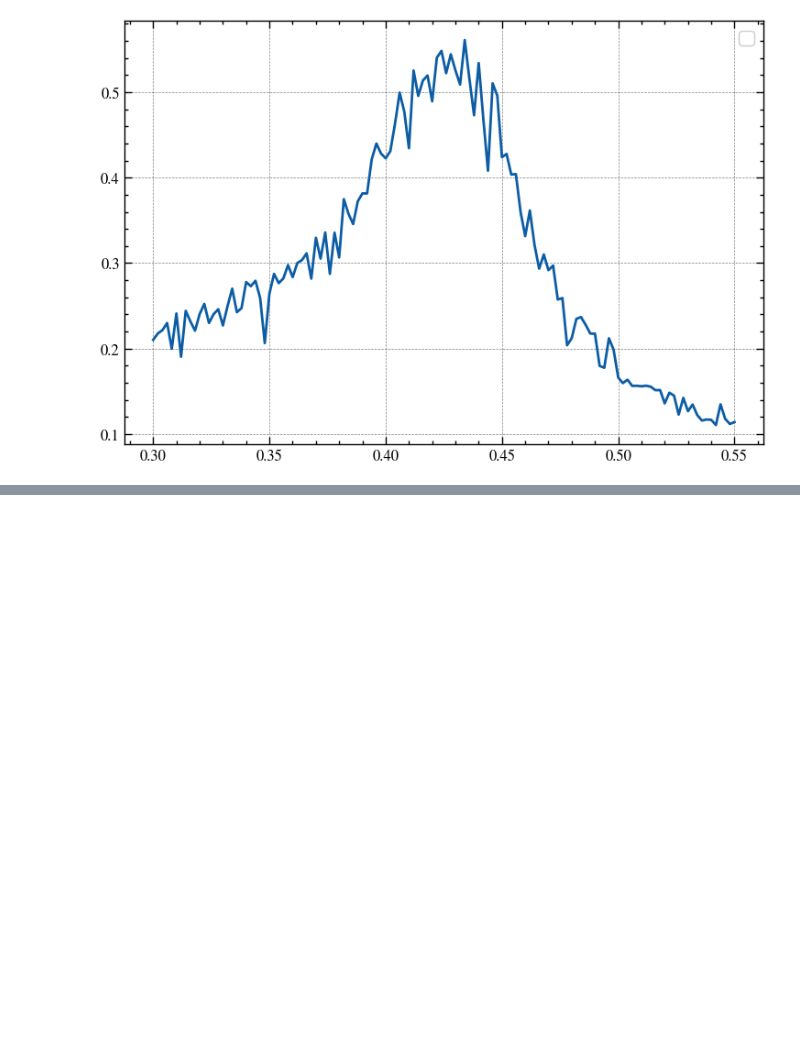
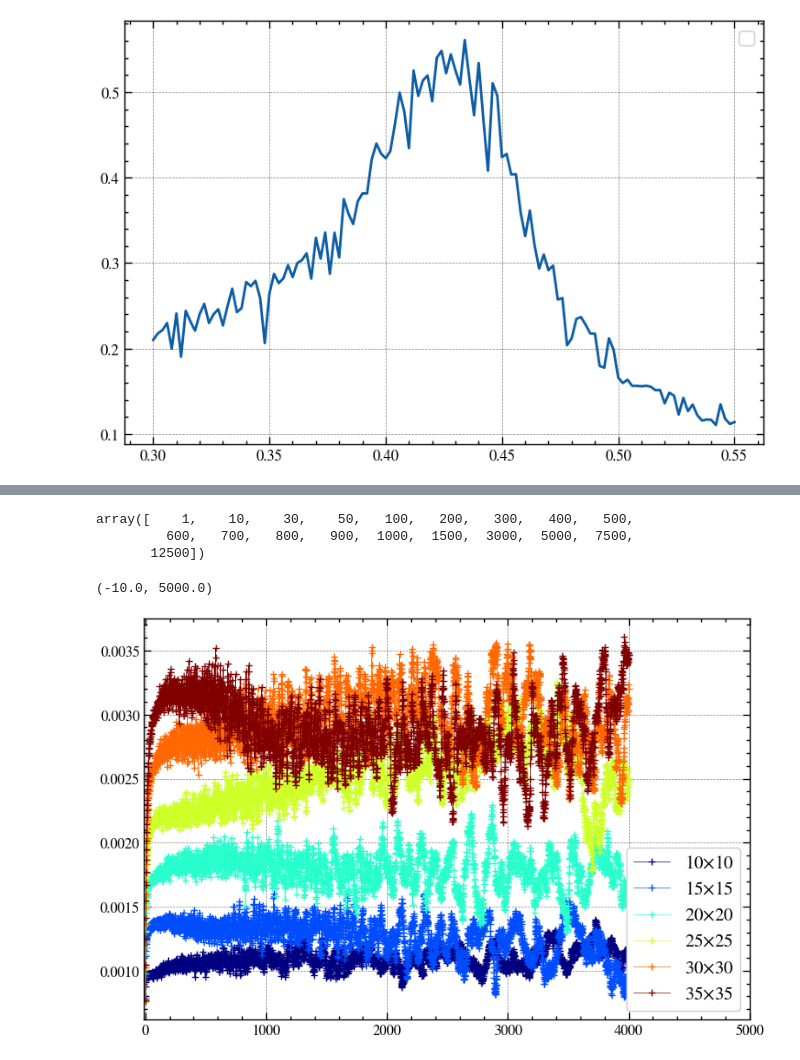
Before and after one commit to roberto-dionisio/numerical_methods, a Jupyter notebook: Ising_model/analysis+term.ipynb, the cells around one changed output, grey strips where cells are left out. Drawn from its saved outputs; the diff is of its cells as text; code cells hidden in the pictures; blank space fills up the shorter version.

```diff
--- a/Ising_model/analysis+term.ipynb
+++ b/Ising_model/analysis+term.ipynb
@@ -336,0 +454,28 @@ Wall time: 12 ms
+# %%
+#best blocksize
+magnes_mat[bs == 0.40, 6]
+for k in range()
+# %%
+chose_block = np.arange(100,1100,100)
+a= np.insert(chose_block, 0, (1,10,30,50))
+a= np.append(a,(1500,3000,5000,7500,12500))
+a
+# %% [output]
+array([    1,    10,    30,    50,   100,   200,   300,   400,   500,
+         600,   700,   800,   900,  1000,  1500,  3000,  5000,  7500,
+       12500])
+# %%
+aa=np.arange(1,4000,1)
+files = np.arange(10,40,5)
+for i,file in enumerate(tqdm(files)):
+    sigma_m_try =[]
+    for k in aa:
+        dm_try = blocking(np.abs(magnes_mat[bs == 0.436, i][10000:]), k)
+        sigma_m_try.append(dm_try)
+    plt.plot(aa , sigma_m_try,'-+',markersize='6', linewidth='.5',label=rf'{file}$ \times ${file}',color=getColor('jet', len(files),int(file/5 - 2)))
+
+plt.legend(loc='lower right')
+plt.xlim(-10,5000)
+# %% [output]
+(-10.0, 5000.0)
+[figure, added]
```
Also changed, not shown: parts of 21 cells of this notebook.
